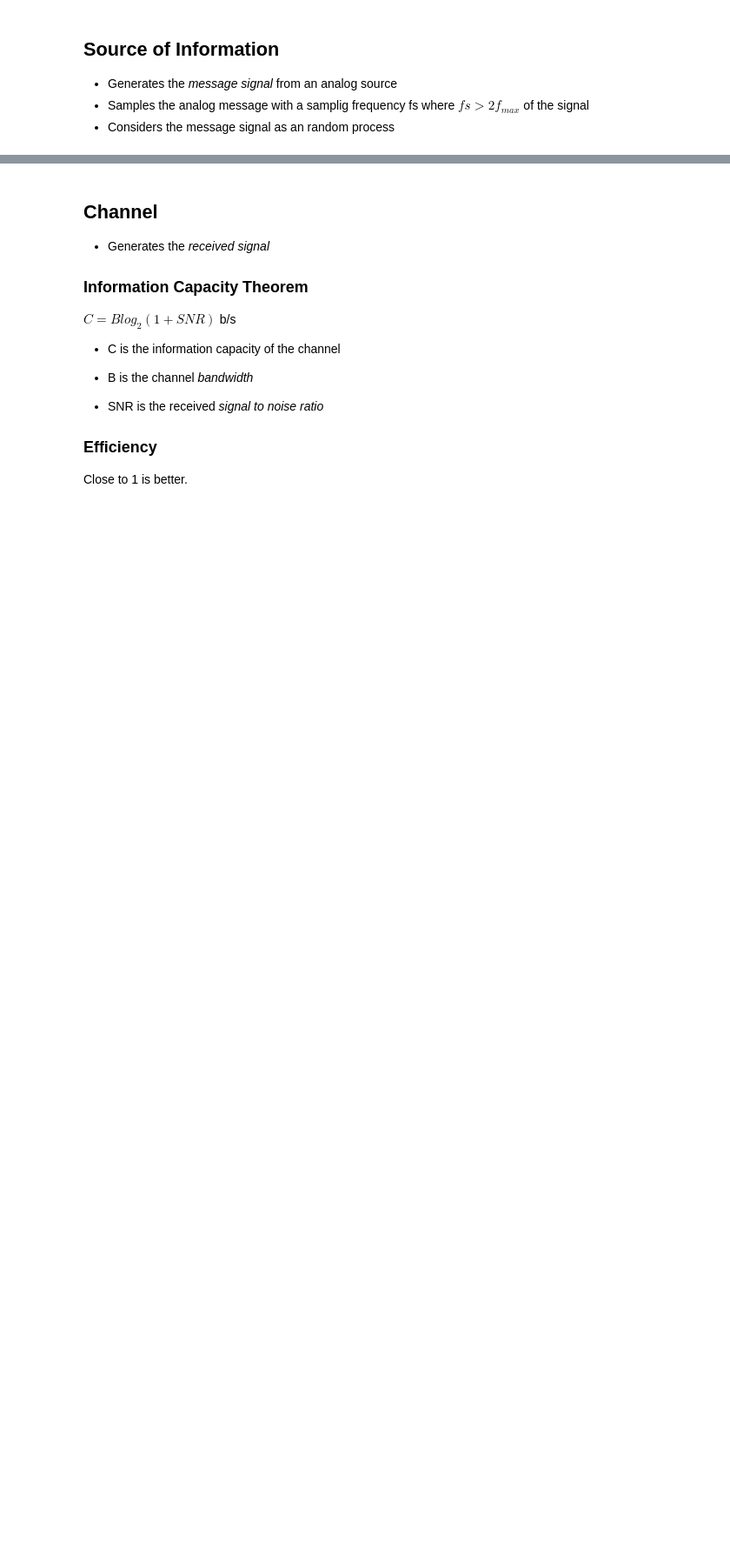
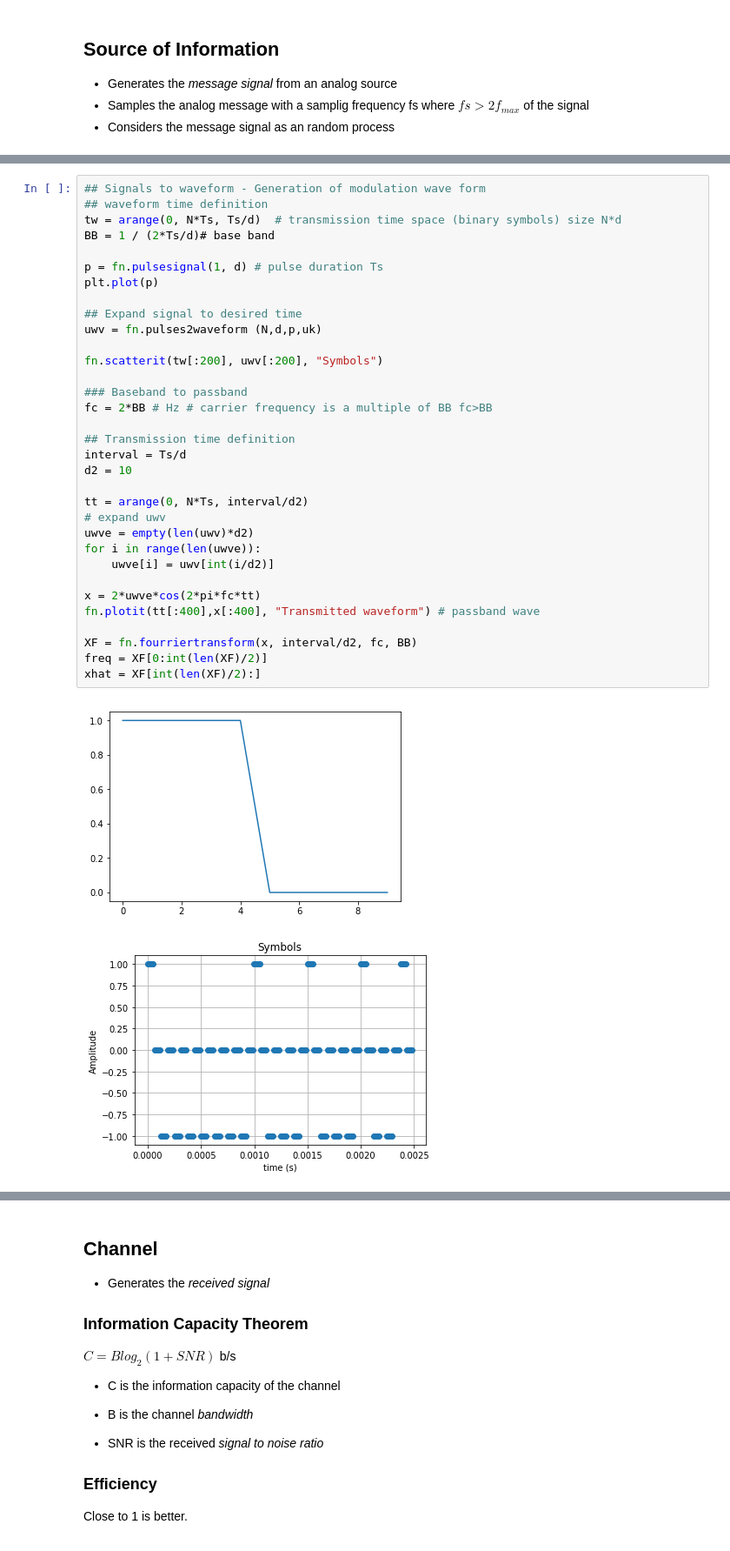
Before and after one commit to BinZhou-Com/ML-and-Communication-Research, a Jupyter notebook: MyCode/Communication_system.ipynb, the cells around one changed output, grey strips where cells are left out. Shown at 87% size. Saved outputs shown, nothing was run; the diff lists cells and outputs as text; blank space fills up the shorter version.

```diff
--- a/MyCode/Communication_system.ipynb
+++ b/MyCode/Communication_system.ipynb
@@ -137,0 +74,36 @@ ax.set_xlim(-fc-1000, fc+1000)
+# %%
+## Signals to waveform - Generation of modulation wave form
+## waveform time definition
+tw = arange(0, N*Ts, Ts/d)  # transmission time space (binary symbols) size N*d
+BB = 1 / (2*Ts/d)# base band
+
+p = fn.pulsesignal(1, d) # pulse duration Ts
+plt.plot(p)
+
+## Expand signal to desired time
+uwv = fn.pulses2waveform (N,d,p,uk)
+
+fn.scatterit(tw[:200], uwv[:200], "Symbols")
+
+### Baseband to passband
+fc = 2*BB # Hz # carrier frequency is a multiple of BB fc>BB
+
+## Transmission time definition
+interval = Ts/d
+d2 = 10
+
+tt = arange(0, N*Ts, interval/d2)
+# expand uwv
+uwve = empty(len(uwv)*d2)
+for i in range(len(uwve)):
+    uwve[i] = uwv[int(i/d2)]
+
+x = 2*uwve*cos(2*pi*fc*tt)
+fn.plotit(tt[:400],x[:400], "Transmitted waveform") # passband wave
+
+XF = fn.fourriertransform(x, interval/d2, fc, BB)
+freq = XF[0:int(len(XF)/2)]
+xhat = XF[int(len(XF)/2):]
+# %% [output]
+[figure, added]
+[figure, added]
```
Also changed, not shown: parts of 10 cells of this notebook, 36 other files.
